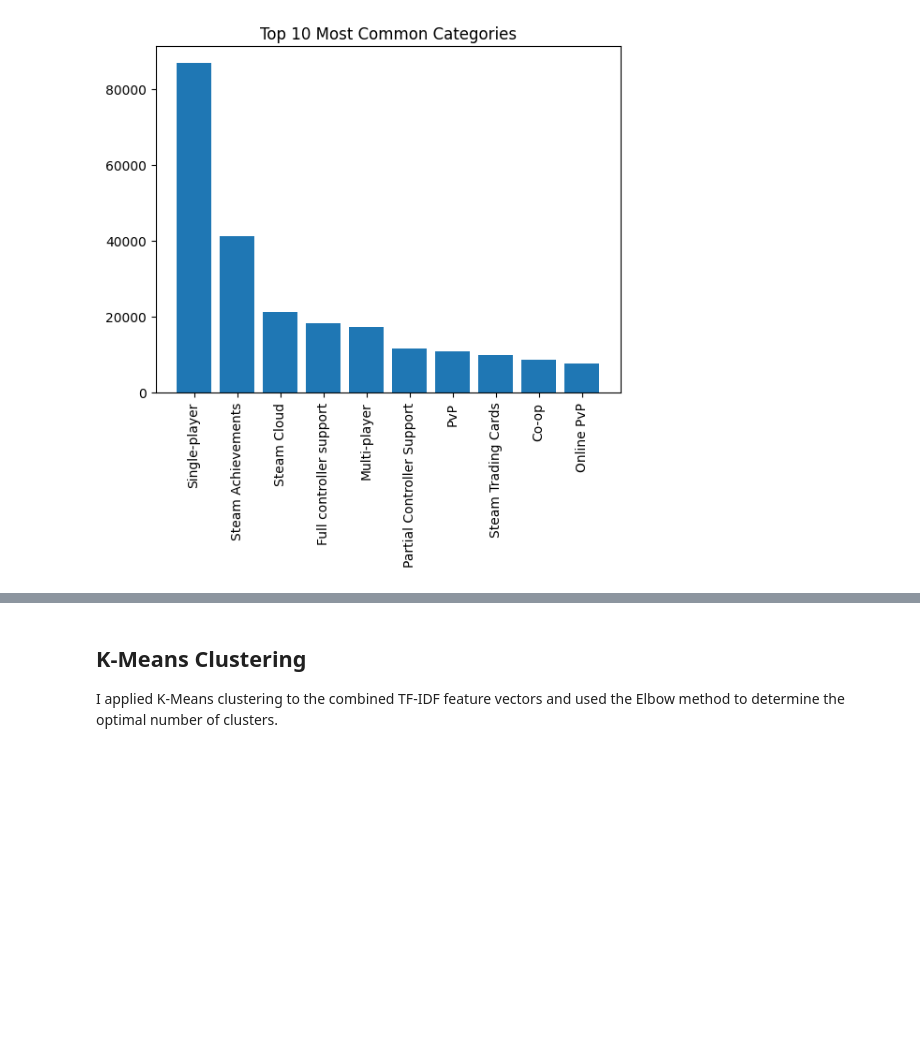
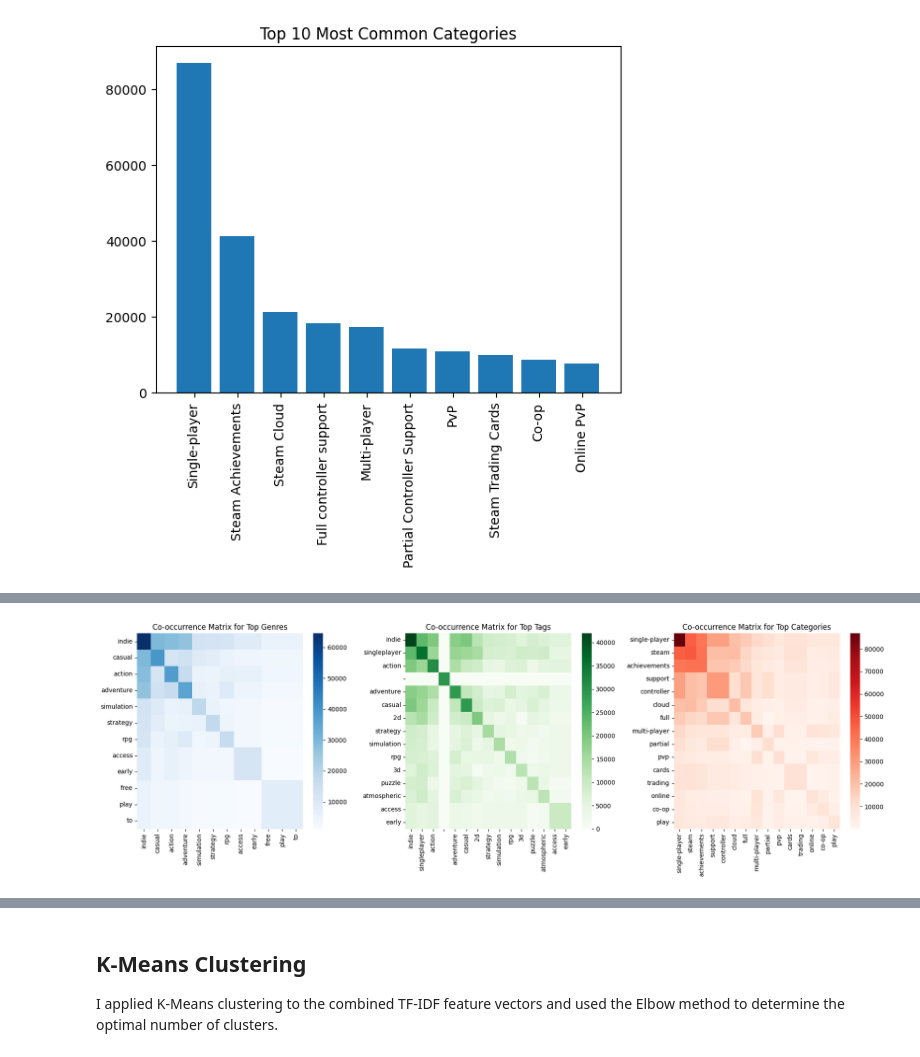
Before and after one commit to tomokiito/unsupervised_algorithms_on_Steam_Games_Dataset, a Jupyter notebook: report.ipynb, the cells around one changed output, grey strips where cells are left out. Drawn from its saved outputs; the diff is of its cells as text; code cells hidden in the pictures; blank space fills up the shorter version.

```diff
--- a/report.ipynb
+++ b/report.ipynb
@@ -193,0 +209,69 @@ Next, I used **CountVectorizer** and **TfidfVectorizer** to transform the textua
+# %%
+from sklearn.feature_extraction.text import CountVectorizer
+import pandas as pd
+import seaborn as sns
+import matplotlib.pyplot as plt
+
+
+# Convert the list of genres, tags, and categories into a format suitable for analysis
+games_data['Genres_str'] = games_data['Genres_list'].apply(lambda x: ' '.join(x))
+games_data['Tags_str'] = games_data['Tags_list'].apply(lambda x: ' '.join(x))
+games_data['Categories_str'] = games_data['Categories_list'].apply(lambda x: ' '.join(x))
+
+# Set a higher min_df to ignore rare genres/tags/categories
+genres_vectorizer = CountVectorizer(tokenizer=lambda x: x.split(' '), binary=True, min_df=0.05, token_pattern=None)
+tags_vectorizer = CountVectorizer(tokenizer=lambda x: x.split(' '), binary=True, min_df=0.05, token_pattern=None)
+categories_vectorizer = CountVectorizer(tokenizer=lambda x: x.split(' '), binary=True, min_df=0.05, token_pattern=None)
+
+
+# Fit and transform the data without converting to dense arrays
+genres_matrix = genres_vectorizer.fit_transform(games_data['Genres_str'])
+tags_matrix = tags_vectorizer.fit_transform(games_data['Tags_str'])
+categories_matrix = categories_vectorizer.fit_transform(games_data['Categories_str'])
+
+# Convert the matrices to DataFrame for better visualization
+genres_df = pd.DataFrame(genres_matrix.toarray(), columns=genres_vectorizer.get_feature_names_out())
+tags_df = pd.DataFrame(tags_matrix.toarray(), columns=tags_vectorizer.get_feature_names_out())
+categories_df = pd.DataFrame(categories_matrix.toarray(), columns=categories_vectorizer.get_feature_names_out())
+
+# Calculate the co-occurrence matrix using sparse matrix multiplication
+genres_co_occurrence = genres_df.T.dot(genres_df)
+tags_co_occurrence = tags_df.T.dot(tags_df)
+categories_co_occurrence = categories_df.T.dot(categories_df)
+
+# Limit to top N most common genres/tags/categories based on frequency
+top_n_genres = genres_df.sum().sort_values(ascending=False).head(15).index  # Top 15 genres
+top_n_tags = tags_df.sum().sort_values(ascending=False).head(15).index      # Top 15 tags
+top_n_categories = categories_df.sum().sort_values(ascending=False).head(15).index  # Top 15 categories
+
+# Filter the co-occurrence matrices to only include the top N elements
+genres_co_occurrence_top = genres_co_occurrence.loc[top_n_genres, top_n_genres]
+tags_co_occurrence_top = tags_co_occurrence.loc[top_n_tags, top_n_tags]
+categories_co_occurrence_top = categories_co_occurrence.loc[top_n_categories, top_n_categories]
+
+# Create a 1x3 grid for subplots
+fig, axes = plt.subplots(1, 3, figsize=(18, 6))
+
+# Plot the co-occurrence matrix for top N genres
+sns.heatmap(genres_co_occurrence_top, cmap='Blues', annot=False,
+            xticklabels=top_n_genres, yticklabels=top_n_genres, ax=axes[0])
+axes[0].set_title('Co-occurrence Matrix for Top Genres')
+axes[0].set_xticklabels(axes[0].get_xticklabels(), rotation=90)
+
+# Plot the co-occurrence matrix for top N tags
+sns.heatmap(tags_co_occurrence_top, cmap='Greens', annot=False,
+            xticklabels=top_n_tags, yticklabels=top_n_tags, ax=axes[1])
+axes[1].set_title('Co-occurrence Matrix for Top Tags')
+axes[1].set_xticklabels(axes[1].get_xticklabels(), rotation=90)
+
+# Plot the co-occurrence matrix for top N categories
+sns.heatmap(categories_co_occurrence_top, cmap='Reds', annot=False,
+            xticklabels=top_n_categories, yticklabels=top_n_categories, ax=axes[2])
+axes[2].set_title('Co-occurrence Matrix for Top Categories')
+axes[2].set_xticklabels(axes[2].get_xticklabels(), rotation=90)
+
+# Adjust layout to prevent overlap
+plt.tight_layout()
+plt.show()
+# %% [output]
+[figure, added]
```
Also changed, not shown: parts of 25 cells of this notebook.
